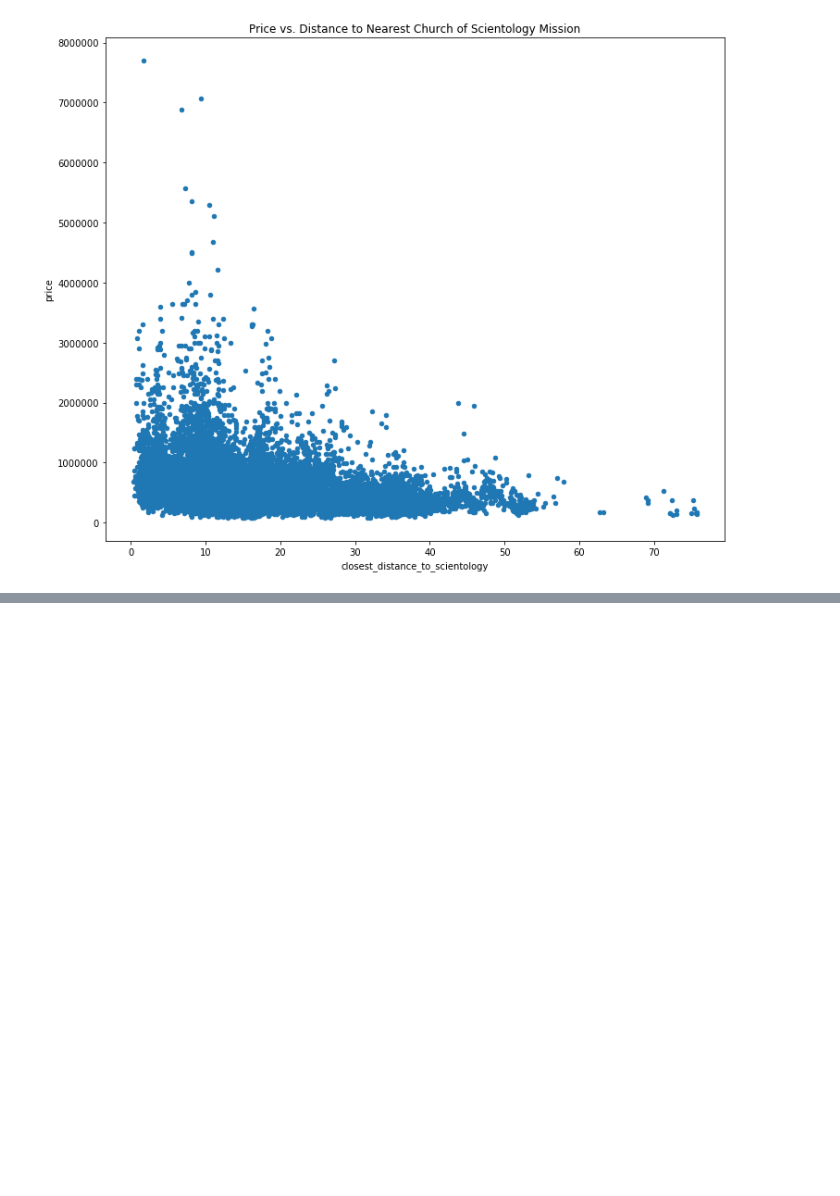
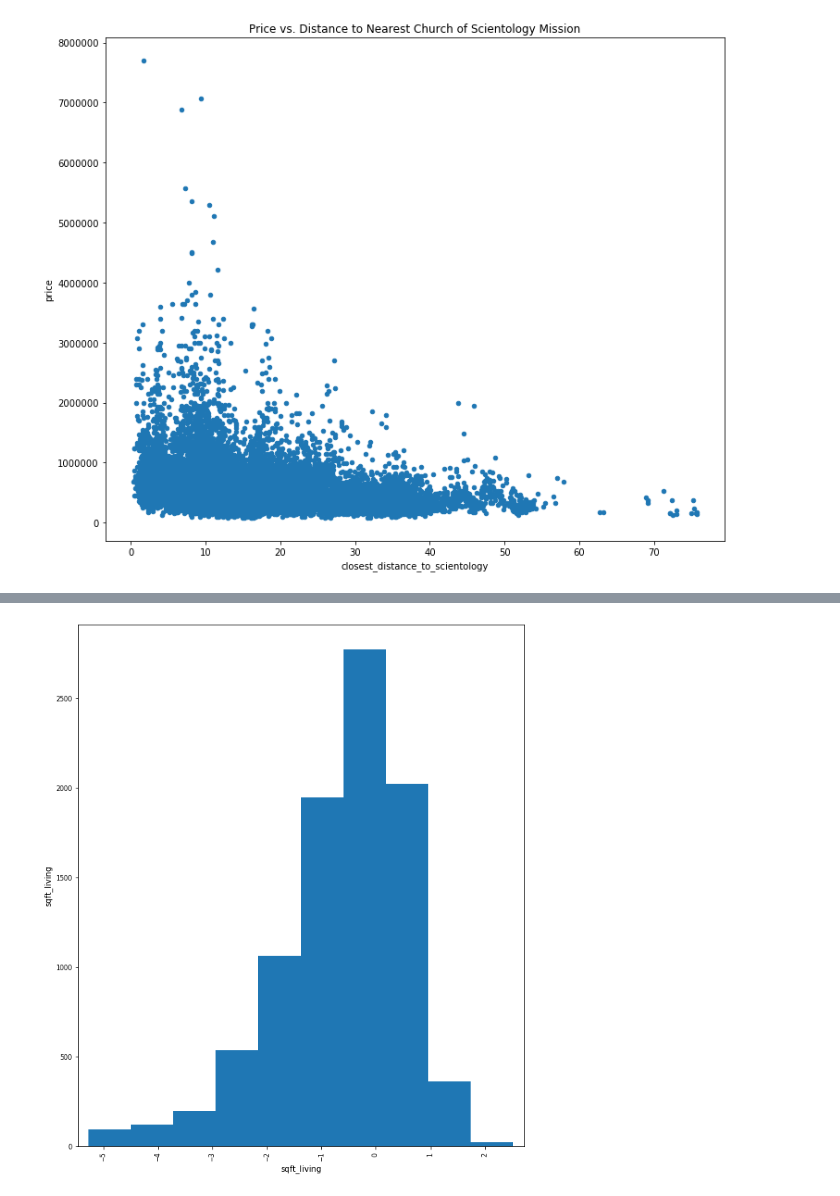
Before and after one commit to dtunnicliffe/house-price-regression-project, a Jupyter notebook: student.ipynb, the cells around one changed output, grey strips where cells are left out. Cells and saved outputs as stored; diff of their text form; code cells hidden in the pictures; blank space fills up the shorter version.

```diff
--- a/student.ipynb
+++ b/student.ipynb
@@ -240,0 +271,22 @@ plt.title("Price vs. Distance to Nearest Church of Scientology Mission");
+# %%
+#Remove unwanted columns
+drop_vars = ['date', 'view', 'sqft_above', 'sqft_basement', 'yr_renovated',
+             'zipcode', 'lat', 'long', 'sqft_living15', 'sqft_lot15',
+             'bedrooms', 'bathrooms', 'floors', 'sqft_lot', 'waterfront',
+             'condition', 'yr_built', 'lat_scientology_m', 'lat_scientology_l',
+             'lat_scientology_w', 'distance_to_scientology_m', 'distance_to_scientology_w',
+             'distance_to_scientology_l', 'id']
+df_train_mvp = df_train.drop(columns=drop_vars)
+# %%
+drop_vars1 = ['grade', 'closest_distance_to_scientology', 'is_close']
+df_train_mvp1 = df_train_mvp.drop(columns=drop_vars1)
+# %%
+# Fitting the actual model
+outcome = 'price'
+x_cols = ['sqft_living']
+for col in x_cols:
+    df_train_mvp1[col] = (df_train_mvp1[col] - df_train_mvp1[col].mean())/df_train_mvp1[col].std()
+predictors = '+'.join(x_cols)
+formula = outcome + '~' + predictors
+model = ols(formula=formula, data=df_train_mvp1).fit()
+model.summary()
@@ -240,0 +313,6 @@ plt.title("Price vs. Distance to Nearest Church of Scientology Mission");
+# %%
+#natural log transformation for 'sqft_living'.
+df_train_mvp1['sqft_living'] = df_train_mvp1['sqft_living'].map(lambda x: np.log(x))
+pd.plotting.scatter_matrix(df_train_mvp1[['sqft_living']], figsize=(10,12));
+# %% [output]
+[figure, added]
```
Also changed, not shown: parts of 27 cells of this notebook.
